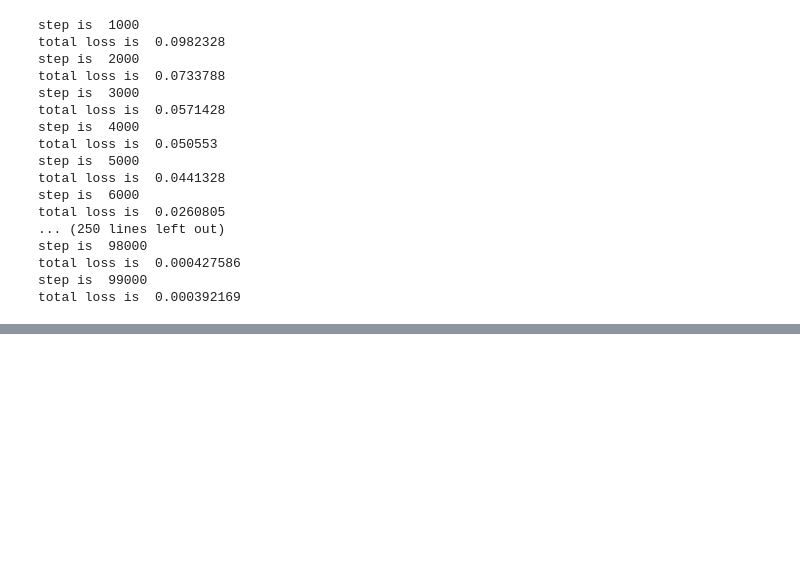
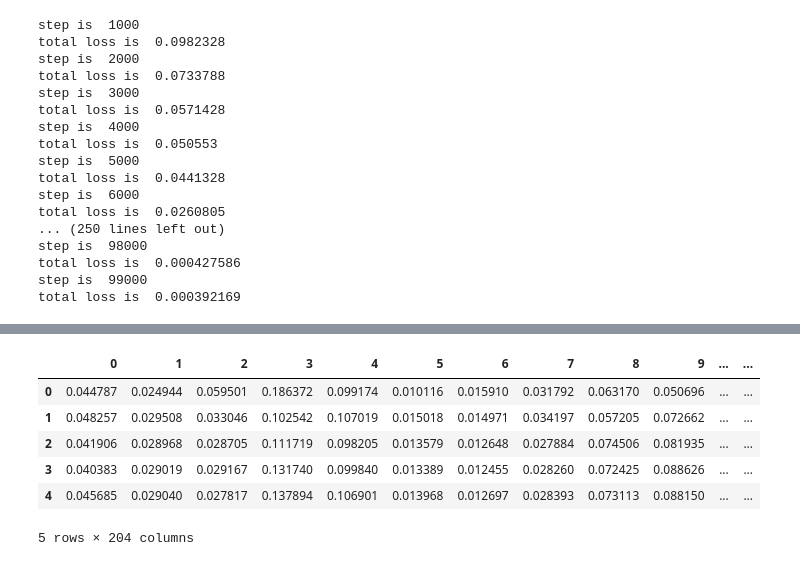
Before and after one commit to wihl/cs282-f17-xuefeng-yi-david, a Jupyter notebook: code/Encoder/SparseAutoencoder.ipynb, the cells around one changed output, grey strips where cells are left out. Drawn from its saved outputs; the diff is of its cells as text; code cells hidden in the pictures; blank space fills up the shorter version.

```diff
--- a/code/Encoder/SparseAutoencoder.ipynb
+++ b/code/Encoder/SparseAutoencoder.ipynb
@@ -172,0 +192,14 @@ test_autoencode.to_csv("../../data/test_scaled_encoded.csv", index=False)
+# %%
+temp = test_encoded['vaso_input']
+test_encoded['vaso_input'] = test_encoded['iv_input']
+test_encoded['iv_input'] = temp
+# %%
+test_encoded.head()
+# %% [output]
+|  | 0 | 1 | 2 | 3 | 4 | 5 | 6 | 7 | 8 | 9 | ... | ... |
+| 0 | 0.044787 | 0.024944 | 0.059501 | 0.186372 | 0.099174 | 0.010116 | 0.015910 | 0.031792 | 0.063170 | 0.050696 | ... | ... |
+| 1 | 0.048257 | 0.029508 | 0.033046 | 0.102542 | 0.107019 | 0.015018 | 0.014971 | 0.034197 | 0.057205 | 0.072662 | ... | ... |
+| 2 | 0.041906 | 0.028968 | 0.028705 | 0.111719 | 0.098205 | 0.013579 | 0.012648 | 0.027884 | 0.074506 | 0.081935 | ... | ... |
+| 3 | 0.040383 | 0.029019 | 0.029167 | 0.131740 | 0.099840 | 0.013389 | 0.012455 | 0.028260 | 0.072425 | 0.088626 | ... | ... |
+| 4 | 0.045685 | 0.029040 | 0.027817 | 0.137894 | 0.106901 | 0.013968 | 0.012697 | 0.028393 | 0.073113 | 0.088150 | ... | ... |
+5 rows × 204 columns
```
Also changed, not shown: parts of 6 cells of this notebook, 11 other files.
